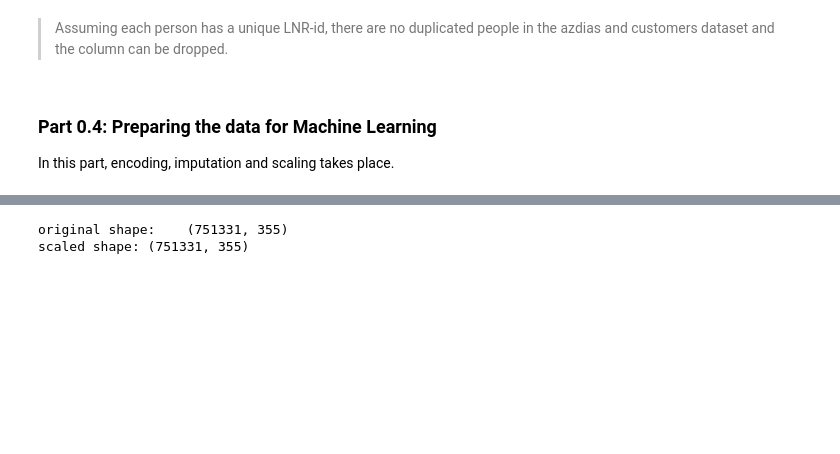
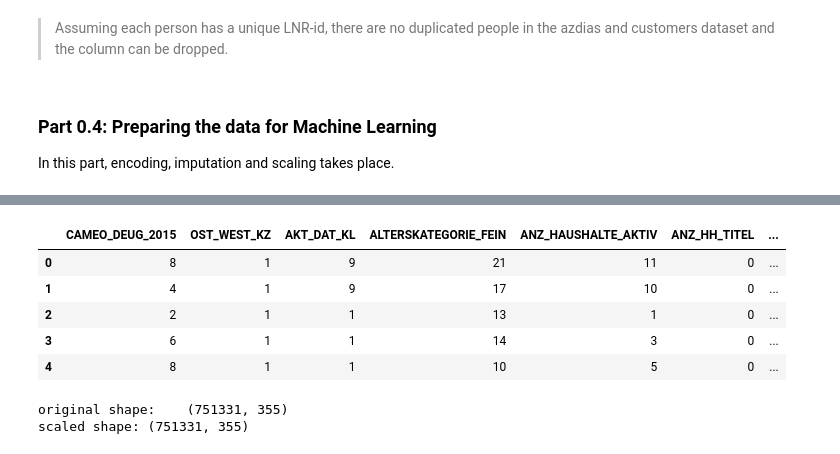
Before and after one commit to the-m8/Travelling_to_Seattle_Accomodations, a Jupyter notebook: Project_4/Arvato Project Workbook.ipynb, the cells around one changed output, grey strips where cells are left out. Drawn from its saved outputs; the diff is of its cells as text; code cells hidden in the pictures; blank space fills up the shorter version.

```diff
--- a/Project_4/Arvato Project Workbook.ipynb
+++ b/Project_4/Arvato Project Workbook.ipynb
@@ -679,3 +701,12 @@ azdias_new = prepare_columns(azdias_clean)
+# %%
+azdias_new.head()
+# %% [output]
+|  | CAMEO_DEUG_2015 | OST_WEST_KZ | AKT_DAT_KL | ALTERSKATEGORIE_FEIN | ANZ_HAUSHALTE_AKTIV | ANZ_HH_TITEL | ... |
+| 0 | 8 | 1 | 9 | 21 | 11 | 0 | ... |
+| 1 | 4 | 1 | 9 | 17 | 10 | 0 | ... |
+| 2 | 2 | 1 | 1 | 13 | 1 | 0 | ... |
+| 3 | 6 | 1 | 1 | 14 | 3 | 0 | ... |
+| 4 | 8 | 1 | 1 | 10 | 5 | 0 | ... |
 # %%
 azdias_new = perform_scaling(azdias_new)
 # %% [output]
```
Also changed, not shown: parts of 68 cells of this notebook.
